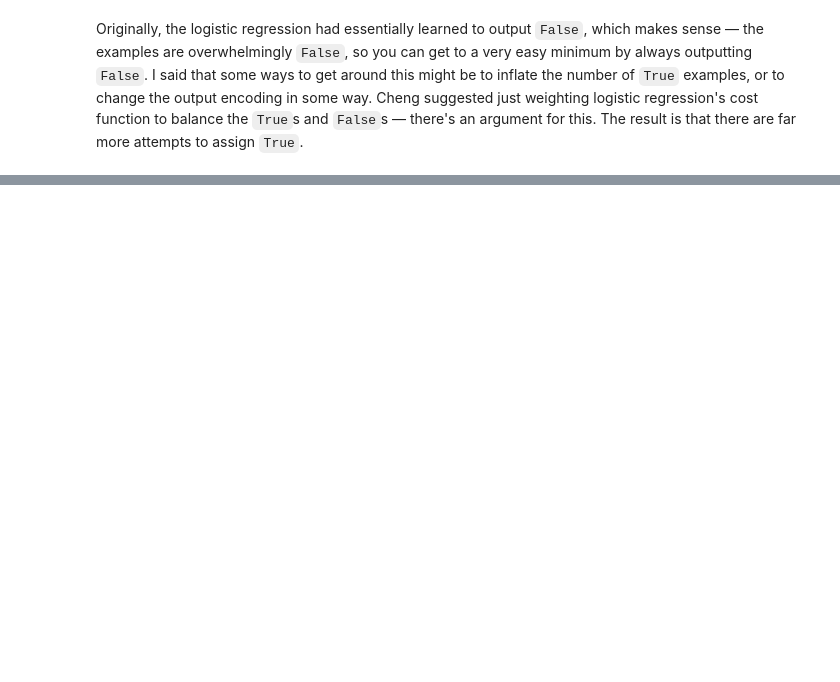
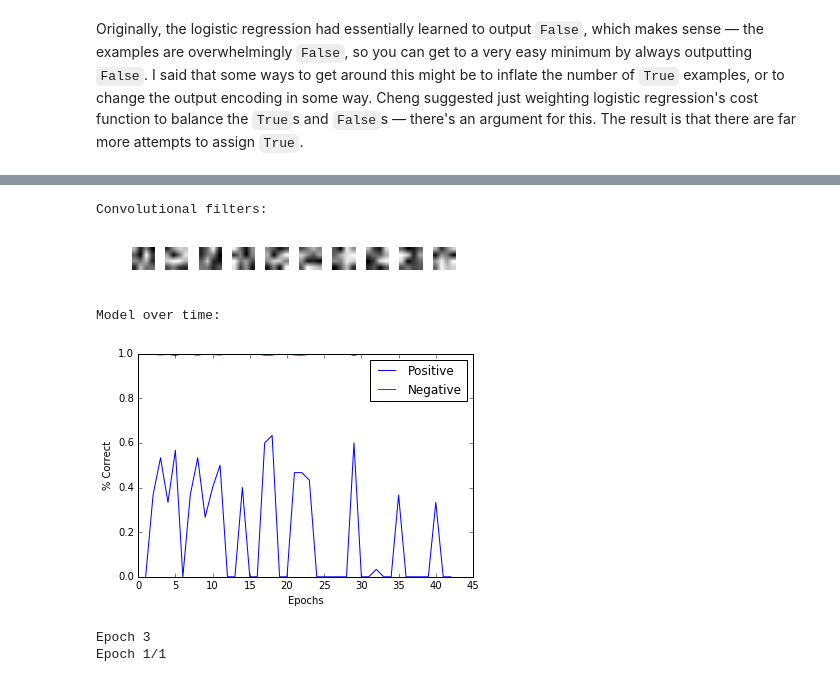
Before and after one commit to chengsoonong/crowdastro, a Jupyter notebook: notebooks/training-data.ipynb, the cells around one changed output, grey strips where cells are left out. Saved outputs shown, nothing was run; the diff lists cells and outputs as text; code cells hidden in the pictures; blank space fills up the shorter version.

Commit message:
Tried a ConvNet with Keras on the radio data.

```diff
--- a/notebooks/training-data.ipynb
+++ b/notebooks/training-data.ipynb
@@ -260,7 +265,7 @@ Number of training samples: 9396
 Here, I throw the data into logistic regression and see what happens.
 # %%
 xs = [x for x, _ in training_data]
-ys = [int(y) * 2 - 1 for _, y in training_data]
+ys = [int(y) for _, y in training_data]
 
 xs_train, xs_test, ys_train, ys_test = sklearn.cross_validation.train_test_split(xs, ys, test_size=0.2, random_state=0)
 # %%
@@ -274,7 +279,7 @@ LogisticRegression(C=100000.0, class_weight='auto', dual=False,
 # %%
 n_true_positive = numpy.logical_and(lr.predict(xs_test) == numpy.array(ys_test), numpy.array(ys_test) == 1).sum()
-n_true_negative = numpy.logical_and(lr.predict(xs_test) == numpy.array(ys_test), numpy.array(ys_test) == -1).sum()
-n_false_positive = numpy.logical_and(lr.predict(xs_test) != numpy.array(ys_test), numpy.array(ys_test) == -1).sum()
+n_true_negative = numpy.logical_and(lr.predict(xs_test) == numpy.array(ys_test), numpy.array(ys_test) == 0).sum()
+n_false_positive = numpy.logical_and(lr.predict(xs_test) != numpy.array(ys_test), numpy.array(ys_test) == 0).sum()
 n_false_negative = numpy.logical_and(lr.predict(xs_test) != numpy.array(ys_test), numpy.array(ys_test) == 1).sum()
 
 print('True positives:', n_true_positive)
@@ -294,0 +362,60 @@ print((lr.predict(xs_test) == numpy.array(ys_test)).sum() / len(xs_test))
+# %%
+xs_train = numpy.array(xs_train)
+ys_train = numpy.array(ys_train)
+xs_test = numpy.array(xs_test)
+ys_test = numpy.array(ys_test)
+# %%
+tp = []
+tn = []
+fp = []
+fn = []
+correct_pos = []
+correct_neg = []
+total_epochs = 0
+# %%
+import IPython.display
+
+for i in range(10):
+    print('Epoch', i + 1)
+    model.fit(xs_train, ys_train.reshape((-1, 1)), nb_epoch=1, batch_size=1)
+    for i, kernel in enumerate(model.get_weights()[0]):
+        kernel = kernel[0]
+        matplotlib.pyplot.subplot(10, 10, i + 1)
+        matplotlib.pyplot.axis('off')
+        matplotlib.pyplot.imshow(kernel, cmap='gray')
+        matplotlib.pyplot.subplots_adjust(hspace=0, wspace=0)
+
+    n_true_positive = numpy.logical_and(model.predict(xs_test).round() == numpy.array(ys_test), numpy.array(ys_test) == 1).sum()
+    n_true_negative = numpy.logical_and(model.predict(xs_test).round() == numpy.array(ys_test), numpy.array(ys_test) == 0).sum()
+    n_false_positive = numpy.logical_and(model.predict(xs_test).round() != numpy.array(ys_test), numpy.array(ys_test) == 0).sum()
+    n_false_negative = numpy.logical_and(model.predict(xs_test).round() != numpy.array(ys_test), numpy.array(ys_test) == 1).sum()
+    tp.append(n_true_positive)
+    tn.append(n_true_negative)
+    fp.append(n_false_positive)
+    fn.append(n_false_negative)
+    correct_pos.append(n_true_positive / (n_true_positive + n_false_negative))
+    correct_neg.append(n_true_negative / (n_true_negative + n_false_positive))
+    total_epochs += 1
+
+    IPython.display.clear_output(wait=True)
+
+    print('Convolutional filters:')
+    matplotlib.pyplot.show()
+#     IPython.display.display(matplotlib.pyplot.gcf())
+
+    print('Model over time:')
+    epoch_range = numpy.arange(total_epochs) + 1
+    matplotlib.pyplot.plot(epoch_range, correct_pos)
+    matplotlib.pyplot.plot(epoch_range, correct_neg)
+    matplotlib.pyplot.xlabel('Epochs')
+    matplotlib.pyplot.ylabel('% Correct')
+    matplotlib.pyplot.legend(['Positive', 'Negative'])
+    matplotlib.pyplot.show()
+#     IPython.display.display(matplotlib.pyplot.gcf())
+# %% [output]
+Convolutional filters:
+[figure, added]
+Model over time:
+[figure, added]
+Epoch 3
+Epoch 1/1
```
Also changed, not shown: parts of 14 cells of this notebook.
